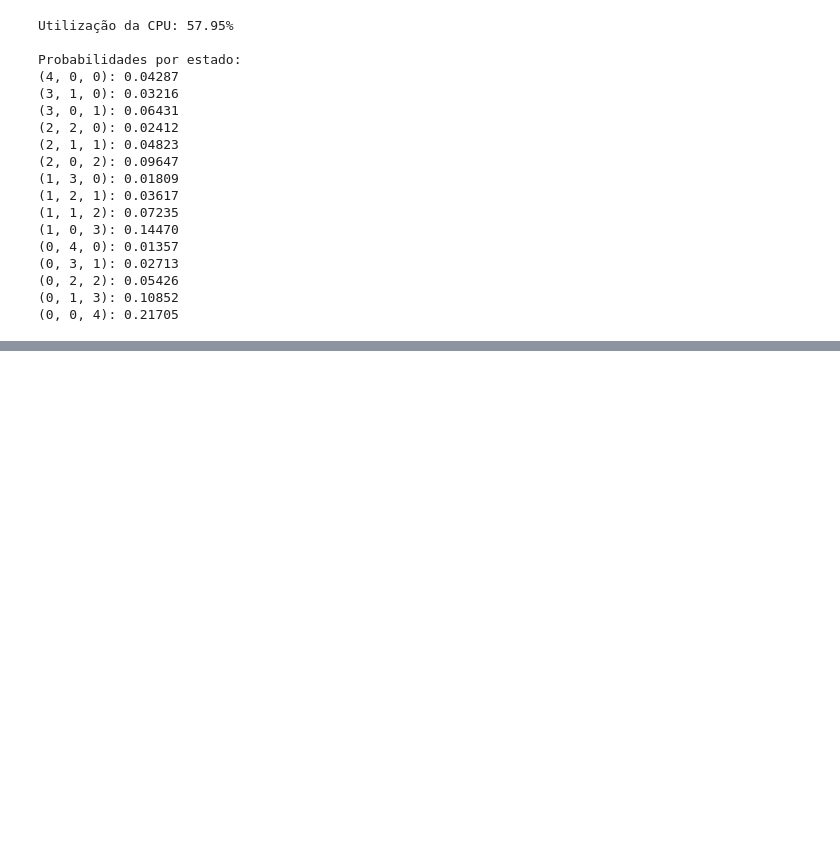
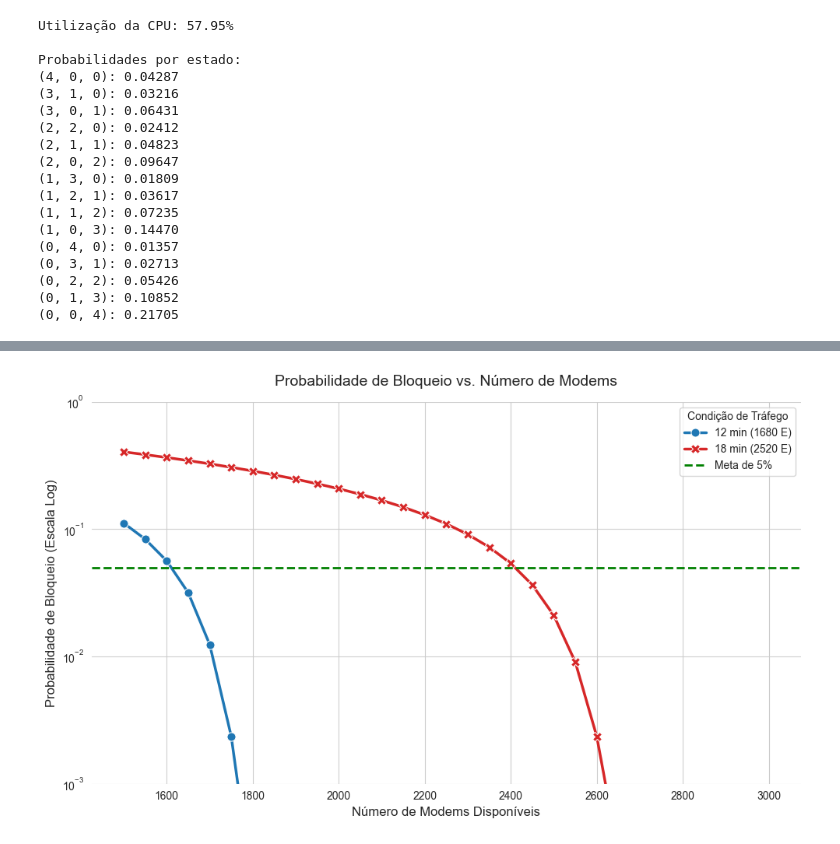
Before and after one commit to sakikout/ADS, a Jupyter notebook: main.ipynb, the cells around one changed output, grey strips where cells are left out. Drawn from its saved outputs; the diff is of its cells as text; code cells hidden in the pictures; blank space fills up the shorter version.

```diff
--- a/main.ipynb
+++ b/main.ipynb
@@ -556,0 +680,57 @@ Probabilidades por estado:
+# %%
+# -----------------------------  Questão 6 -----------------------------
+taxa_chegada = 140
+tempo_1, tempo_2 = 12, 18
+trafego_1 = taxa_chegada * tempo_1
+trafego_2 = taxa_chegada * tempo_2
+
+faixa_modems = list(range(1500, 3050, 50))
+
+probs_1 = [iterative_erlang_b(trafego_1, s) for s in faixa_modems]
+probs_2 = [iterative_erlang_b(trafego_2, s) for s in faixa_modems]
+
+df_modems = pd.DataFrame({
+    'Modems': faixa_modems,
+    '12 min (1680 E)': probs_1,
+    '18 min (2520 E)': probs_2
+})
+
+df_melted = df_modems.melt(
+    id_vars='Modems',
+    var_name='Cenário',
+    value_name='Probabilidade de Bloqueio'
+)
+
+# ----------------------------- GRAPH PLOT ------------------------------------
+sns.set_style("whitegrid")
+plt.figure(figsize=(10, 6))
+
+ax = sns.lineplot(
+    data=df_melted,
+    x='Modems',
+    y='Probabilidade de Bloqueio',
+    hue='Cenário',
+    style='Cenário',
+    markers=True,
+    dashes=False,
+    markersize=8,
+    linewidth=2.5,
+    palette=['#1f77b4', '#d62728']
+)
+
+plt.axhline(y=0.05, color='green', linestyle='--', linewidth=2, label='Meta de 5%')
+
+plt.title('Probabilidade de Bloqueio vs. Número de Modems', fontsize=14, pad=15)
+plt.xlabel('Número de Modems Disponíveis', fontsize=12)
+plt.ylabel('Probabilidade de Bloqueio (Escala Log)', fontsize=12)
+
+plt.yscale('log')
+plt.ylim(0.001, 1.0)
+
+plt.legend(title='Condição de Tráfego', loc='upper right', frameon=True)
+sns.despine(left=True, bottom=True)
+
+plt.tight_layout()
+plt.show()
+# %% [output]
+[figure, added]
```
Also changed, not shown: parts of 5 cells of this notebook, 2 other files.
